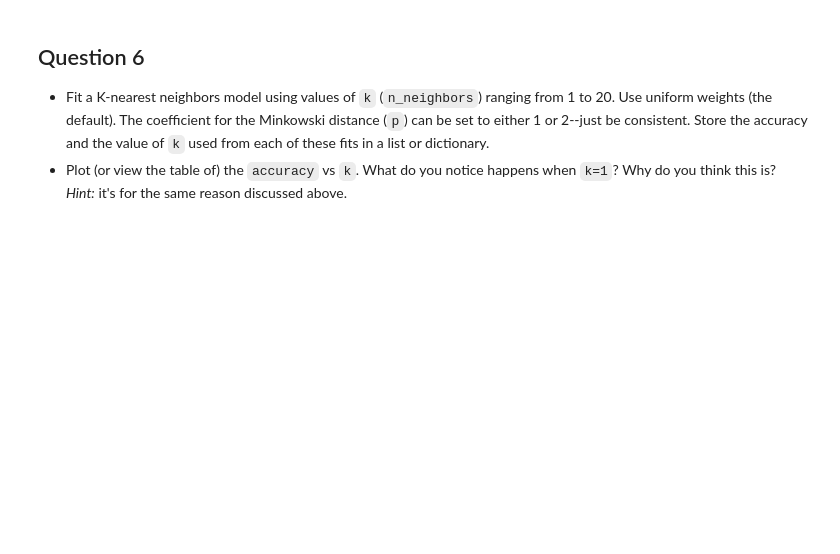
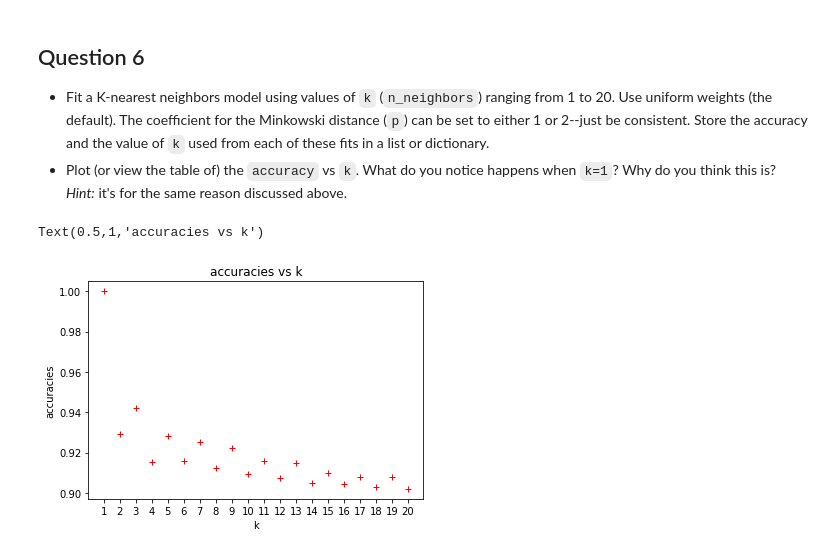
Before and after one commit to AIDeveloperCommunity/Lets-Play-With-KNNs, a Jupyter notebook: practise/KNN+Practise.ipynb, the cells around one changed output. Drawn from its saved outputs; the diff is of its cells as text; code cells hidden in the pictures; blank space fills up the shorter version.

Commit message:
solutions, test train split
solved q5, q6
corrected accuracy function
implemented test train split on the data, with test set = 30% of the total data

```diff
--- a/practise/KNN+Practise.ipynb
+++ b/practise/KNN+Practise.ipynb
@@ -62,12 +89,12 @@ data = pd.DataFrame(msc.fit_transform(data),  # this is an np.array, not a dataf
 x_cols = [x for x in data.columns if x != 'churned']
 
 # Split the data into two dataframes
-X_data = data[x_cols]
-y_data = data['churned']
+#X_data = data[x_cols]
+#y_data = data['churned']
 
 # # alternatively:
-# X_data = data.copy()
-# y_data = X_data.pop('churned')
+X_data = data.copy()
+y_data = X_data.pop('churned')
 # %%
 from sklearn.neighbors import KNeighborsClassifier
 
@@ -87,6 +114,6 @@ Ways to measure error haven't been discussed in class yet, but accuracy is an ea
 # Function to calculate the % of values that were correctly predicted
 
 def accuracy(real, predict):
-    return sum(y_data == y_pred) / float(real.shape[0])
+    return sum(real == predict) / float(real.shape[0])
 # %%
 print(accuracy(y_data, y_pred))
@@ -108,0 +152,26 @@ When weighted distances are used for part 1 of this question, a value of 1.0 sho
+# %%
+#Student writes code here
+# q6 starts.
+k_values = [i for i in range(1,21)] # k values from 1 to 20
+accuracies = [] # declare an array to store accuracies
+# %%
+# iterate through all k values and store the accuracies
+for i in k_values :
+    knnx = KNeighborsClassifier(n_neighbors=i)
+    knnx = knnx.fit(X_data, y_data)
+    y_predx = knnx.predict(X_data)
+    acc = accuracy(y_data, y_predx)
+    accuracies.append(acc)
+# %%
+#plot the graph
+import matplotlib.pyplot as plt
+%matplotlib inline
+plt.plot(k_values, accuracies,'r+')
+plt.xticks(range(1,21))
+plt.xlabel('k')
+plt.ylabel('accuracies')
+plt.title('accuracies vs k')
+# for k = 1, accuracy = 1 because the model has overfit
+# %% [output]
+Text(0.5,1,'accuracies vs k')
+[figure, added]
```
Also changed, not shown: parts of 12 cells of this notebook.
